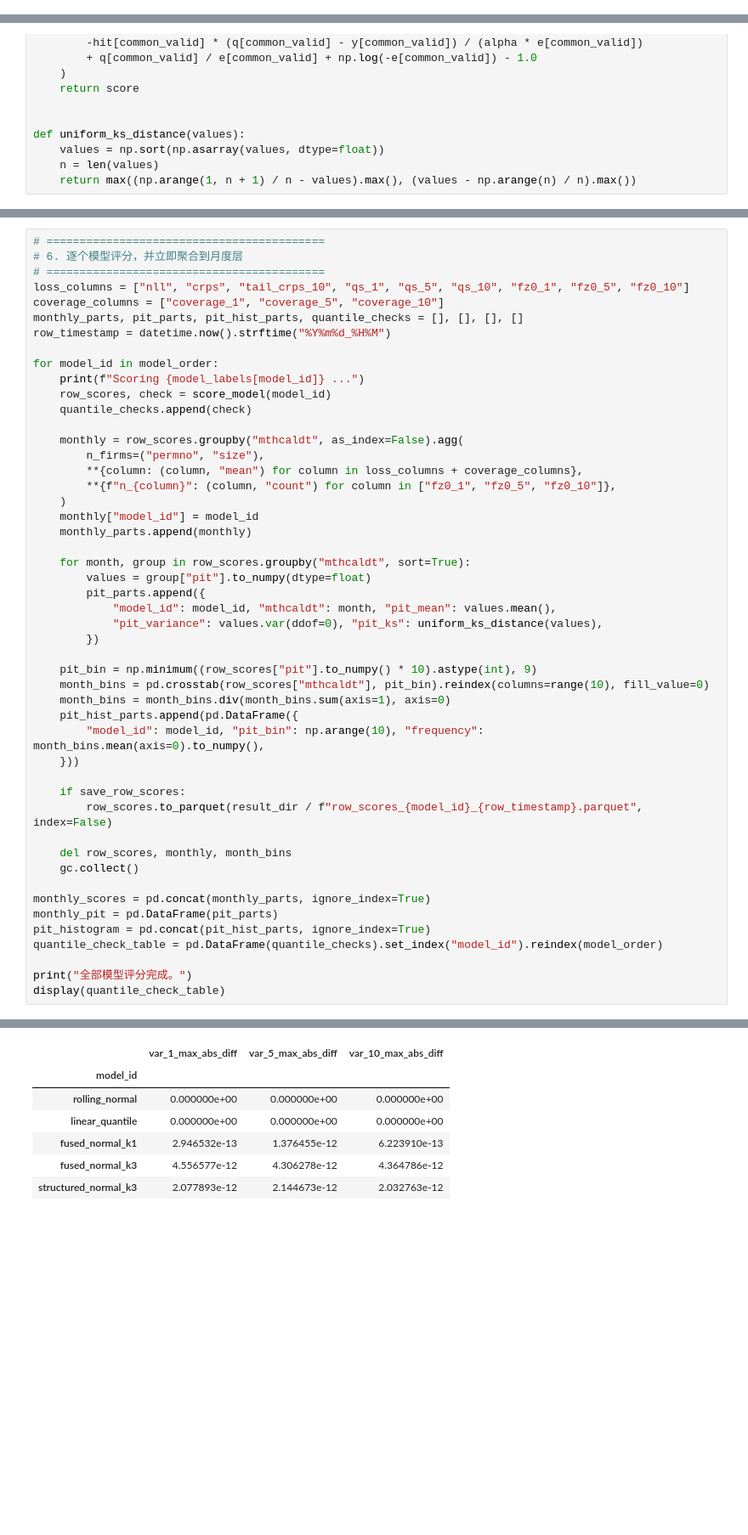
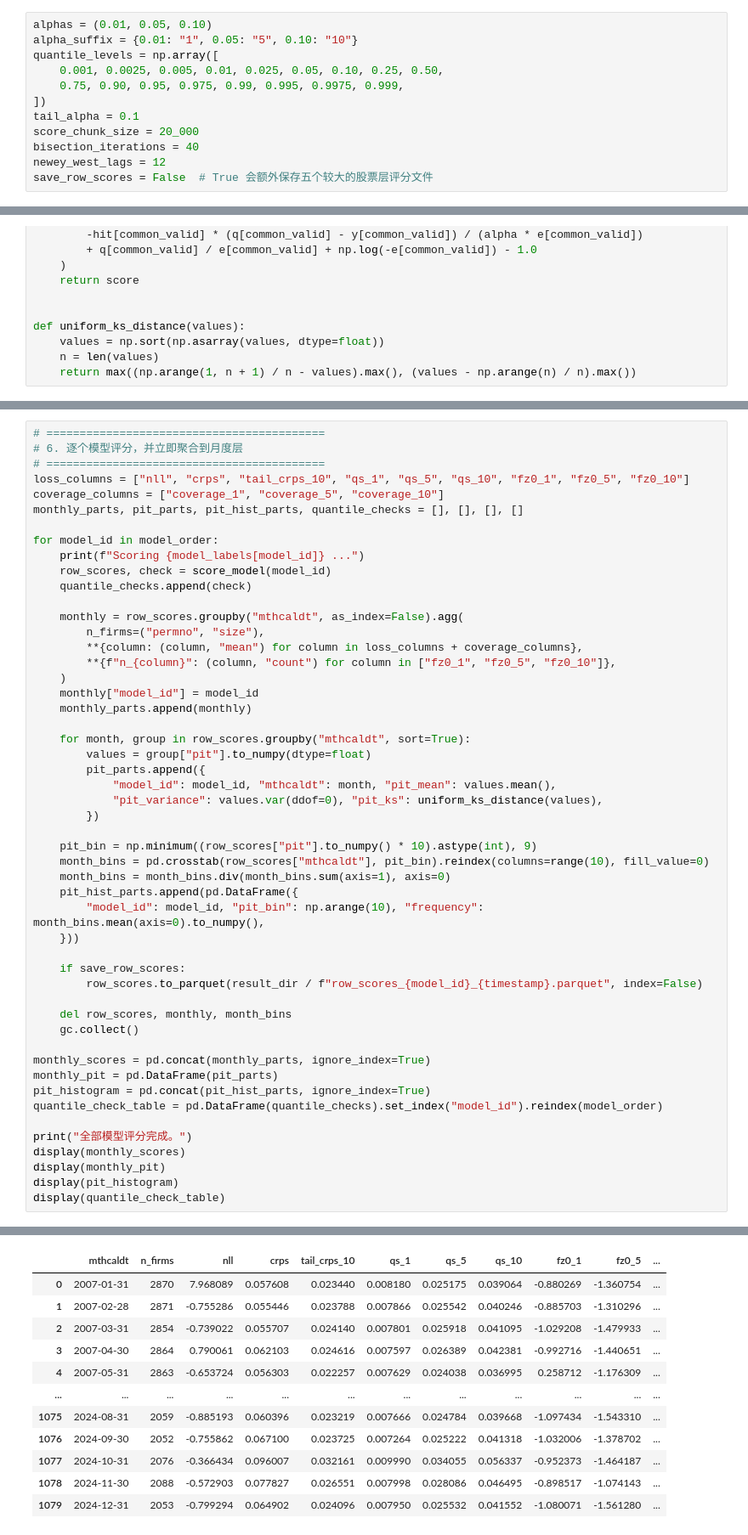
Before and after one commit to damonuc/PricingTailRisk_MDN, a Jupyter notebook: 3Compare_model.ipynb, the cells around one changed output, grey strips where cells are left out. Shown at 85% size. Cells and saved outputs as stored; diff of their text form; blank space fills up the shorter version.

```diff
--- a/3Compare_model.ipynb
+++ b/3Compare_model.ipynb
@@ -98,3 +127,15 @@ Result directory: /Users/jianbinchen/NonSync/GitHub/Research/PricingTailRisk_MDN
+# %%
+alphas = (0.01, 0.05, 0.10)
+alpha_suffix = {0.01: "1", 0.05: "5", 0.10: "10"}
+quantile_levels = np.array([
+    0.001, 0.0025, 0.005, 0.01, 0.025, 0.05, 0.10, 0.25, 0.50,
+    0.75, 0.90, 0.95, 0.975, 0.99, 0.995, 0.9975, 0.999,
+])
+tail_alpha = 0.1
+score_chunk_size = 20_000
+bisection_iterations = 40
+newey_west_lags = 12
+save_row_scores = False  # True 会额外保存五个较大的股票层评分文件
 # %%
 # ==========================================
 # 2. 建立五个模型的共同股票—月份样本
@@ -393,7 +427,6 @@ def score_model(model_id):
 loss_columns = ["nll", "crps", "tail_crps_10", "qs_1", "qs_5", "qs_10", "fz0_1", "fz0_5", "fz0_10"]
 coverage_columns = ["coverage_1", "coverage_5", "coverage_10"]
 monthly_parts, pit_parts, pit_hist_parts, quantile_checks = [], [], [], []
-row_timestamp = datetime.now().strftime("%Y%m%d_%H%M")
 
 for model_id in model_order:
     print(f"Scoring {model_labels[model_id]} ...")
@@ -414,38 +447,46 @@ for model_id in model_order:
             "model_id": model_id, "mthcaldt": month, "pit_mean": values.mean(),
             "pit_variance": values.var(ddof=0), "pit_ks": uniform_ks_distance(values),
         })
 
     pit_bin = np.minimum((row_scores["pit"].to_numpy() * 10).astype(int), 9)
     month_bins = pd.crosstab(row_scores["mthcaldt"], pit_bin).reindex(columns=range(10), fill_value=0)
     month_bins = month_bins.div(month_bins.sum(axis=1), axis=0)
     pit_hist_parts.append(pd.DataFrame({
         "model_id": model_id, "pit_bin": np.arange(10), "frequency": month_bins.mean(axis=0).to_numpy(),
     }))
 
     if save_row_scores:
-        row_scores.to_parquet(result_dir / f"row_scores_{model_id}_{row_timestamp}.parquet", index=False)
+        row_scores.to_parquet(result_dir / f"row_scores_{model_id}_{timestamp}.parquet", index=False)
 
     del row_scores, monthly, month_bins
     gc.collect()
 
 monthly_scores = pd.concat(monthly_parts, ignore_index=True)
 monthly_pit = pd.DataFrame(pit_parts)
 pit_histogram = pd.concat(pit_hist_parts, ignore_index=True)
 quantile_check_table = pd.DataFrame(quantile_checks).set_index("model_id").reindex(model_order)
 
 print("全部模型评分完成。")
+display(monthly_scores)
+display(monthly_pit)
+display(pit_histogram)
 display(quantile_check_table)
 # %% [output]
 Scoring Rolling Normal ...
 Scoring Linear Quantile ...
 Scoring Fused Normal K1 ...
 Scoring Fused Normal K3 ...
 Scoring Structured Normal K3 ...
 全部模型评分完成。
-|  | var_1_max_abs_diff | var_5_max_abs_diff | var_10_max_abs_diff |
-| model_id |  |  |  |
-| rolling_normal | 0.000000e+00 | 0.000000e+00 | 0.000000e+00 |
-| linear_quantile | 0.000000e+00 | 0.000000e+00 | 0.000000e+00 |
-| fused_normal_k1 | 2.946532e-13 | 1.376455e-12 | 6.223910e-13 |
-| fused_normal_k3 | 4.556577e-12 | 4.306278e-12 | 4.364786e-12 |
-| structured_normal_k3 | 2.077893e-12 | 2.144673e-12 | 2.032763e-12 |
+|  | mthcaldt | n_firms | nll | crps | tail_crps_10 | qs_1 | qs_5 | qs_10 | fz0_1 | fz0_5 | ... |
+| 0 | 2007-01-31 | 2870 | 7.968089 | 0.057608 | 0.023440 | 0.008180 | 0.025175 | 0.039064 | -0.880269 | -1.360754 | ... |
+| 1 | 2007-02-28 | 2871 | -0.755286 | 0.055446 | 0.023788 | 0.007866 | 0.025542 | 0.040246 | -0.885703 | -1.310296 | ... |
+| 2 | 2007-03-31 | 2854 | -0.739022 | 0.055707 | 0.024140 | 0.007801 | 0.025918 | 0.041095 | -1.029208 | -1.479933 | ... |
+| 3 | 2007-04-30 | 2864 | 0.790061 | 0.062103 | 0.024616 | 0.007597 | 0.026389 | 0.042381 | -0.992716 | -1.440651 | ... |
+| 4 | 2007-05-31 | 2863 | -0.653724 | 0.056303 | 0.022257 | 0.007629 | 0.024038 | 0.036995 | 0.258712 | -1.176309 | ... |
+| ... | ... | ... | ... | ... | ... | ... | ... | ... | ... | ... | ... |
+| 1075 | 2024-08-31 | 2059 | -0.885193 | 0.060396 | 0.023219 | 0.007666 | 0.024784 | 0.039668 | -1.097434 | -1.543310 | ... |
+| 1076 | 2024-09-30 | 2052 | -0.755862 | 0.067100 | 0.023725 | 0.007264 | 0.025222 | 0.041318 | -1.032006 | -1.378702 | ... |
+| 1077 | 2024-10-31 | 2076 | -0.366434 | 0.096007 | 0.032161 | 0.009990 | 0.034055 | 0.056337 | -0.952373 | -1.464187 | ... |
+| 1078 | 2024-11-30 | 2088 | -0.572903 | 0.077827 | 0.026551 | 0.007998 | 0.028086 | 0.046495 | -0.898517 | -1.074143 | ... |
+| 1079 | 2024-12-31 | 2053 | -0.799294 | 0.064902 | 0.024096 | 0.007950 | 0.025532 | 0.041552 | -1.080071 | -1.561280 | ... |
```
Also changed, not shown: parts of 15 cells of this notebook, 7 other files.
